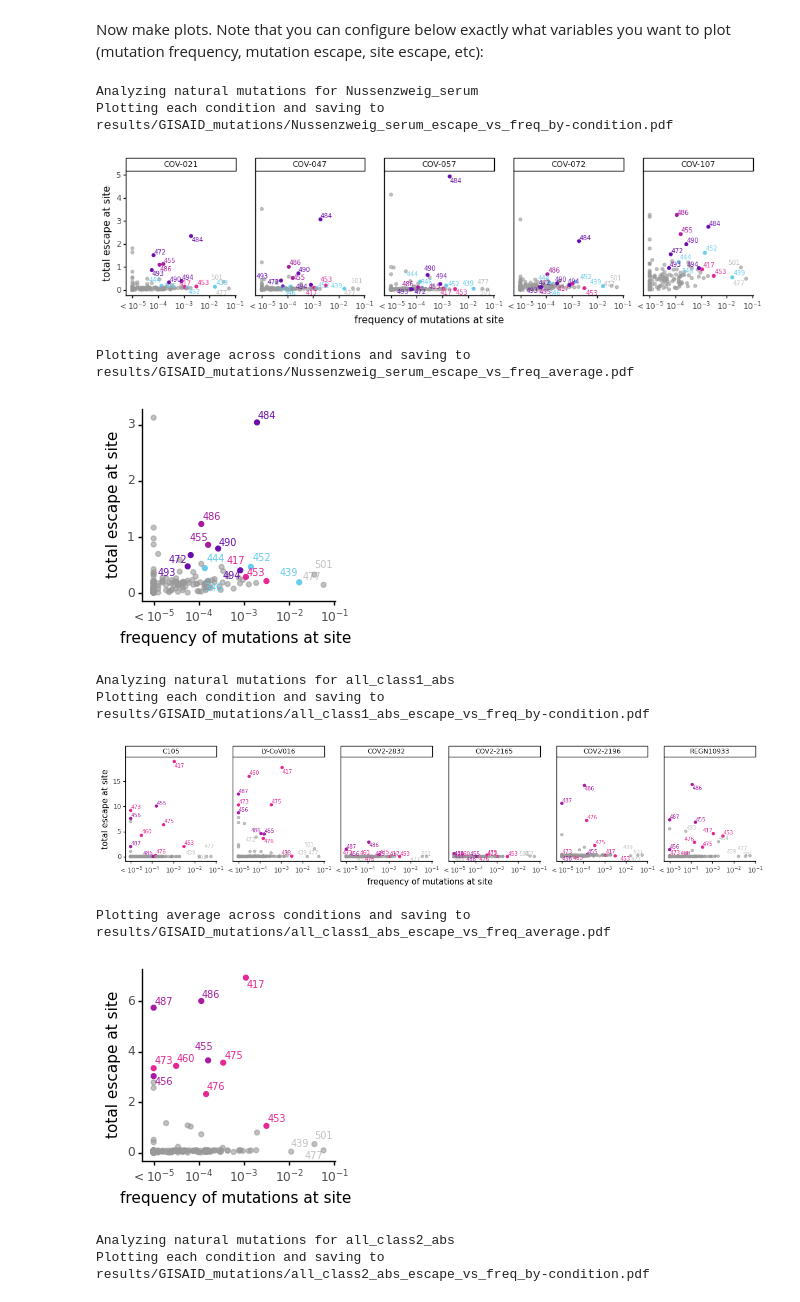
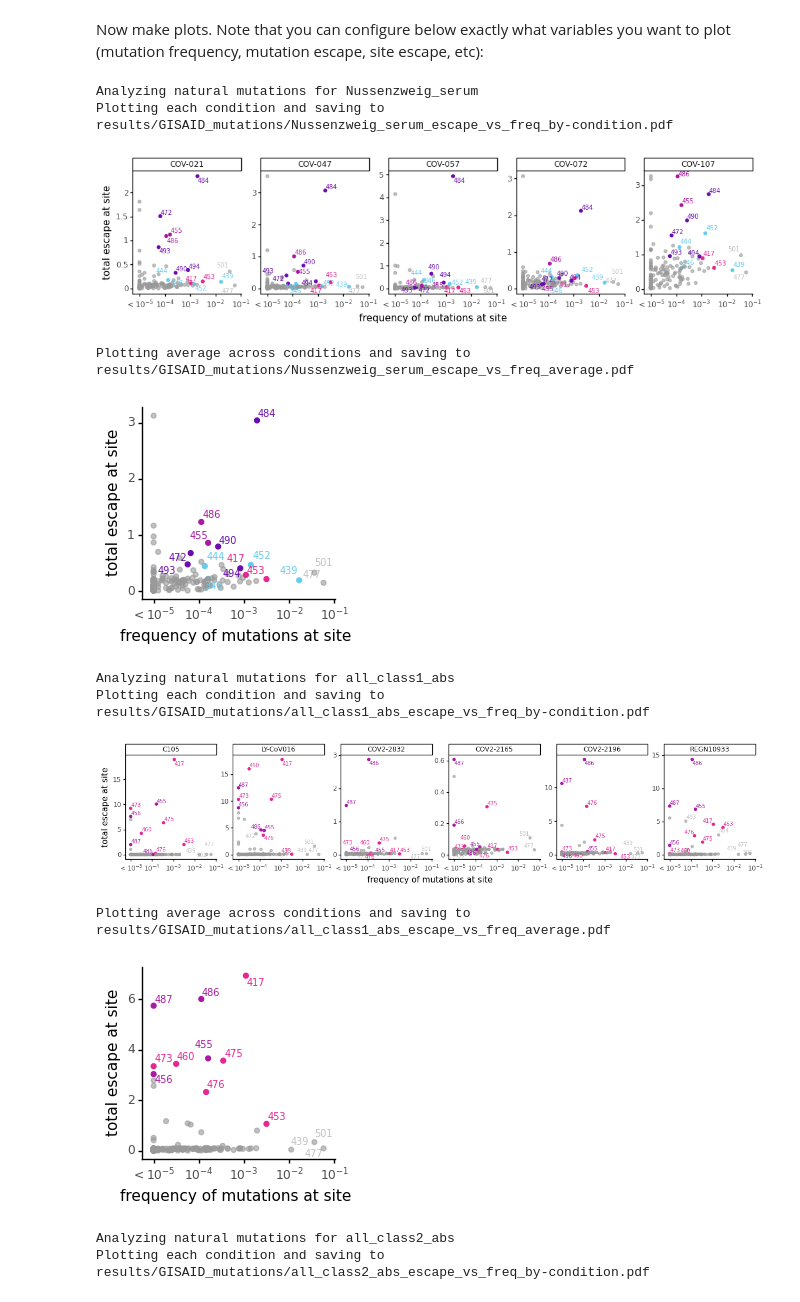
Before and after one commit to jbloomlab/SARS-CoV-2-RBD_MAP_Rockefeller, a Jupyter notebook: natural_mutations.ipynb, the cells around one changed output. Drawn from its saved outputs; the diff is of its cells as text; code cells hidden in the pictures.

```diff
--- a/natural_mutations.ipynb
+++ b/natural_mutations.ipynb
@@ -386,40 +386,40 @@ for name, specs in escape_profiles_config.items():
         p = (ggplot(plot_df) +
              aes(analysis_specs['freq'], analysis_specs['escape'], color='color', alpha='alpha') +
              geom_point() +
              geom_text(data=label_df,
                        mapping=aes(label=ptlabel),
                        size=analysis_specs['label_font_size'],
                        adjust_text={'expand_points': (1.05, 1.2),
                                     'expand_text': (1.05, 1.2)},
                        ) +
              theme_classic() +
              theme(figure_size=(2.5 * ncol, 2.5 * nrow),
                    panel_spacing=0.3,
                    legend_position='none',
                    ) +
              scale_x_log10(name=analysis_specs['xlabel'],
                            breaks=xbreaks,
                            labels=xlabels,
                            expand=(0.07, 0)) +
              ylab(analysis_specs['ylabel']) +
              scale_color_manual(values=colors) +
              scale_alpha_continuous(limits=(0, 1), range=(0, 1))
              )
         if not avg_conditions:
-            p = p + facet_wrap('~ condition', ncol=ncol)
+            p = p + facet_wrap('~ condition', ncol=ncol, scales='free_y')
         p.save(plotfile, verbose=False)
         fig = p.draw()
         display(fig)
        # plt.close(fig)
 # %% [output]
 Analyzing natural mutations for Nussenzweig_serum
 Plotting each condition and saving to results/GISAID_mutations/Nussenzweig_serum_escape_vs_freq_by-condition.pdf
-[figure, old version]
+[figure, new version]
 Plotting average across conditions and saving to results/GISAID_mutations/Nussenzweig_serum_escape_vs_freq_average.pdf
 [figure]
 Analyzing natural mutations for all_class1_abs
 Plotting each condition and saving to results/GISAID_mutations/all_class1_abs_escape_vs_freq_by-condition.pdf
-[figure, old version]
+[figure, new version]
 Plotting average across conditions and saving to results/GISAID_mutations/all_class1_abs_escape_vs_freq_average.pdf
 [figure]
 Analyzing natural mutations for all_class2_abs
```
Also changed, not shown: parts of 1 cell of this notebook, 43 other files.
